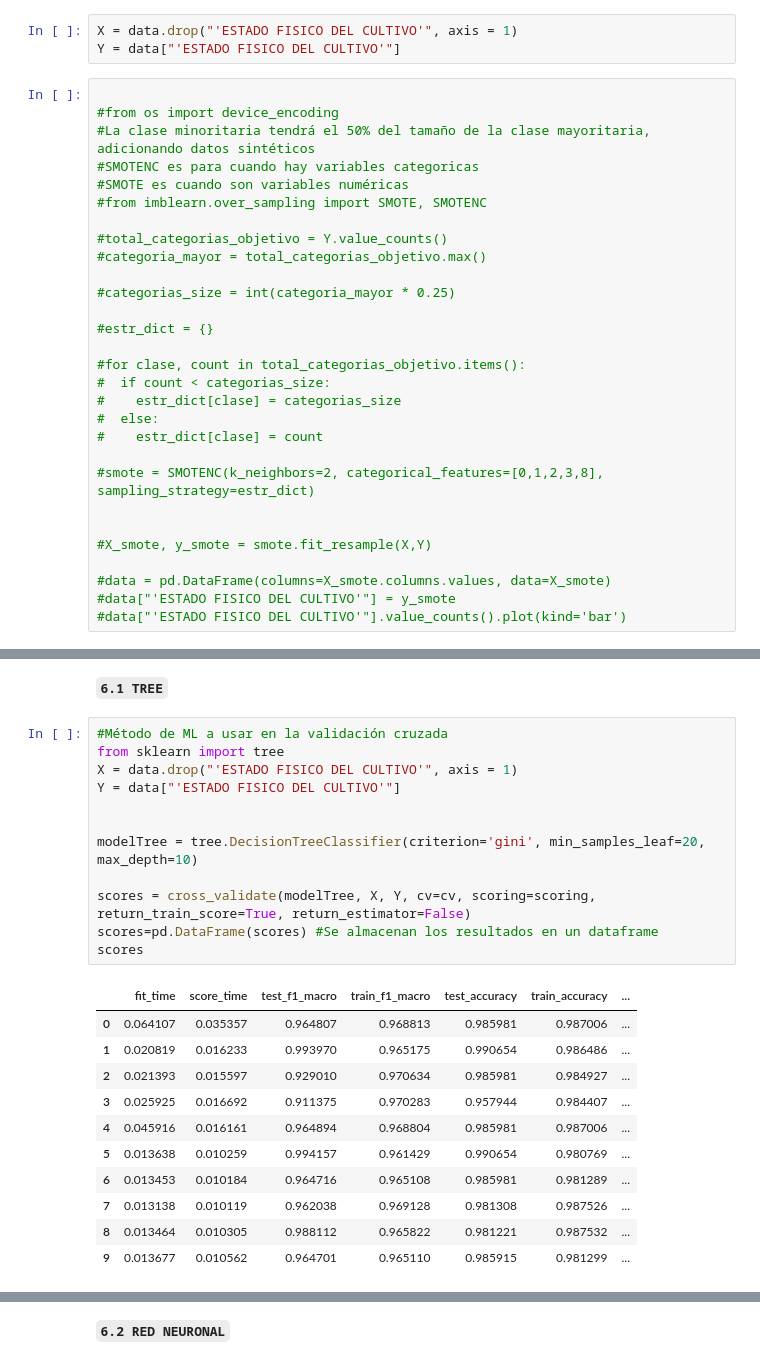
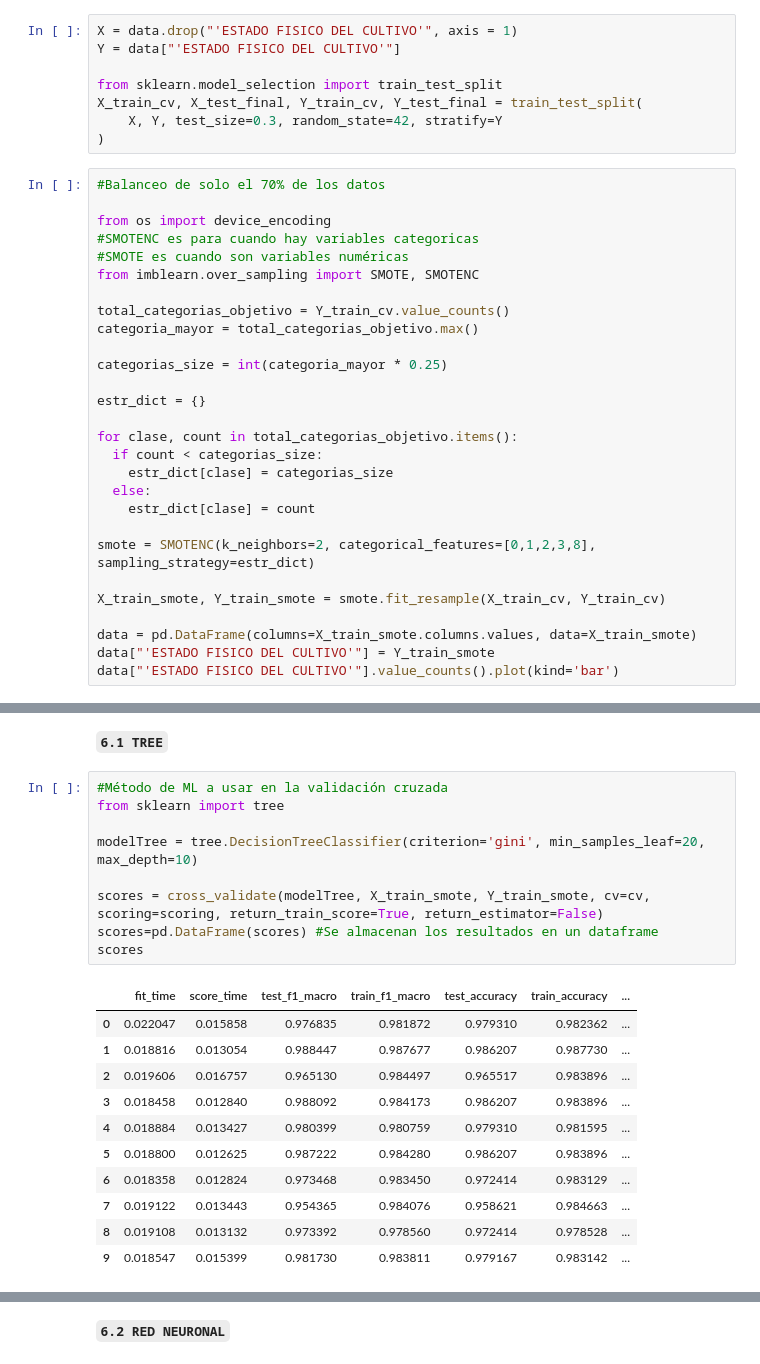
Before and after one commit to Borregonorrea/Mineria-Estado-Cultivo, a Jupyter notebook: 4_Modelamiento_analisis_cultivo.ipynb, the cells around one changed output, grey strips where cells are left out. Cells and saved outputs as stored; diff of their text form.

```diff
--- a/4_Modelamiento_analisis_cultivo.ipynb
+++ b/4_Modelamiento_analisis_cultivo.ipynb
@@ -106,32 +108,36 @@ profile_data
 # %%
 X = data.drop("'ESTADO FISICO DEL CULTIVO'", axis = 1)
 Y = data["'ESTADO FISICO DEL CULTIVO'"]
+
+from sklearn.model_selection import train_test_split
+X_train_cv, X_test_final, Y_train_cv, Y_test_final = train_test_split(
+    X, Y, test_size=0.3, random_state=42, stratify=Y
+)
 # %%
+#Balanceo de solo el 70% de los datos
 
-#from os import device_encoding
-#La clase minoritaria tendrá el 50% del tamaño de la clase mayoritaria, adicionando datos sintéticos
+from os import device_encoding
 #SMOTENC es para cuando hay variables categoricas
 #SMOTE es cuando son variables numéricas
-#from imblearn.over_sampling import SMOTE, SMOTENC
+from imblearn.over_sampling import SMOTE, SMOTENC
 
-#total_categorias_objetivo = Y.value_counts()
-#categoria_mayor = total_categorias_objetivo.max()
+total_categorias_objetivo = Y_train_cv.value_counts()
+categoria_mayor = total_categorias_objetivo.max()
 
-#categorias_size = int(categoria_mayor * 0.25)
+categorias_size = int(categoria_mayor * 0.25)
 
-#estr_dict = {}
+estr_dict = {}
 
-#for clase, count in total_categorias_objetivo.items():
-#  if count < categorias_size:
-#    estr_dict[clase] = categorias_size
-#  else:
-#    estr_dict[clase] = count
+for clase, count in total_categorias_objetivo.items():
+  if count < categorias_size:
+    estr_dict[clase] = categorias_size
+  else:
+    estr_dict[clase] = count
 
-#smote = SMOTENC(k_neighbors=2, categorical_features=[0,1,2,3,8], sampling_strategy=estr_dict)
+smote = SMOTENC(k_neighbors=2, categorical_features=[0,1,2,3,8], sampling_strategy=estr_dict)
 
+X_train_smote, Y_train_smote = smote.fit_resample(X_train_cv, Y_train_cv)
 
-#X_smote, y_smote = smote.fit_resample(X,Y)
-
-#data = pd.DataFrame(columns=X_smote.columns.values, data=X_smote)
-#data["'ESTADO FISICO DEL CULTIVO'"] = y_smote
-#data["'ESTADO FISICO DEL CULTIVO'"].value_counts().plot(kind='bar')
+data = pd.DataFrame(columns=X_train_smote.columns.values, data=X_train_smote)
+data["'ESTADO FISICO DEL CULTIVO'"] = Y_train_smote
+data["'ESTADO FISICO DEL CULTIVO'"].value_counts().plot(kind='bar')
@@ -207,27 +198,24 @@ cv = StratifiedKFold(n_splits=10, shuffle=True, random_state=42)
 # %%
 #Método de ML a usar en la validación cruzada
 from sklearn import tree
-X = data.drop("'ESTADO FISICO DEL CULTIVO'", axis = 1)
-Y = data["'ESTADO FISICO DEL CULTIVO'"]
-
 
 modelTree = tree.DecisionTreeClassifier(criterion='gini', min_samples_leaf=20, max_depth=10)
 
-scores = cross_validate(modelTree, X, Y, cv=cv, scoring=scoring, return_train_score=True, return_estimator=False)
+scores = cross_validate(modelTree, X_train_smote, Y_train_smote, cv=cv, scoring=scoring, return_train_score=True, return_estimator=False)
 scores=pd.DataFrame(scores) #Se almacenan los resultados en un dataframe
 scores
 # %% [output]
 |  | fit_time | score_time | test_f1_macro | train_f1_macro | test_accuracy | train_accuracy | ... |
-| 0 | 0.064107 | 0.035357 | 0.964807 | 0.968813 | 0.985981 | 0.987006 | ... |
-| 1 | 0.020819 | 0.016233 | 0.993970 | 0.965175 | 0.990654 | 0.986486 | ... |
-| 2 | 0.021393 | 0.015597 | 0.929010 | 0.970634 | 0.985981 | 0.984927 | ... |
-| 3 | 0.025925 | 0.016692 | 0.911375 | 0.970283 | 0.957944 | 0.984407 | ... |
-| 4 | 0.045916 | 0.016161 | 0.964894 | 0.968804 | 0.985981 | 0.987006 | ... |
-| 5 | 0.013638 | 0.010259 | 0.994157 | 0.961429 | 0.990654 | 0.980769 | ... |
-| 6 | 0.013453 | 0.010184 | 0.964716 | 0.965108 | 0.985981 | 0.981289 | ... |
-| 7 | 0.013138 | 0.010119 | 0.962038 | 0.969128 | 0.981308 | 0.987526 | ... |
-| 8 | 0.013464 | 0.010305 | 0.988112 | 0.965822 | 0.981221 | 0.987532 | ... |
-| 9 | 0.013677 | 0.010562 | 0.964701 | 0.965110 | 0.985915 | 0.981299 | ... |
+| 0 | 0.022047 | 0.015858 | 0.976835 | 0.981872 | 0.979310 | 0.982362 | ... |
+| 1 | 0.018816 | 0.013054 | 0.988447 | 0.987677 | 0.986207 | 0.987730 | ... |
+| 2 | 0.019606 | 0.016757 | 0.965130 | 0.984497 | 0.965517 | 0.983896 | ... |
+| 3 | 0.018458 | 0.012840 | 0.988092 | 0.984173 | 0.986207 | 0.983896 | ... |
+| 4 | 0.018884 | 0.013427 | 0.980399 | 0.980759 | 0.979310 | 0.981595 | ... |
+| 5 | 0.018800 | 0.012625 | 0.987222 | 0.984280 | 0.986207 | 0.983896 | ... |
+| 6 | 0.018358 | 0.012824 | 0.973468 | 0.983450 | 0.972414 | 0.983129 | ... |
+| 7 | 0.019122 | 0.013443 | 0.954365 | 0.984076 | 0.958621 | 0.984663 | ... |
+| 8 | 0.019108 | 0.013132 | 0.973392 | 0.978560 | 0.972414 | 0.978528 | ... |
+| 9 | 0.018547 | 0.015399 | 0.981730 | 0.983811 | 0.979167 | 0.983142 | ... |
 # %%
 scores.mean()
 # %% [output]
```
Also changed, not shown: parts of 40 cells of this notebook, 9 other files.
